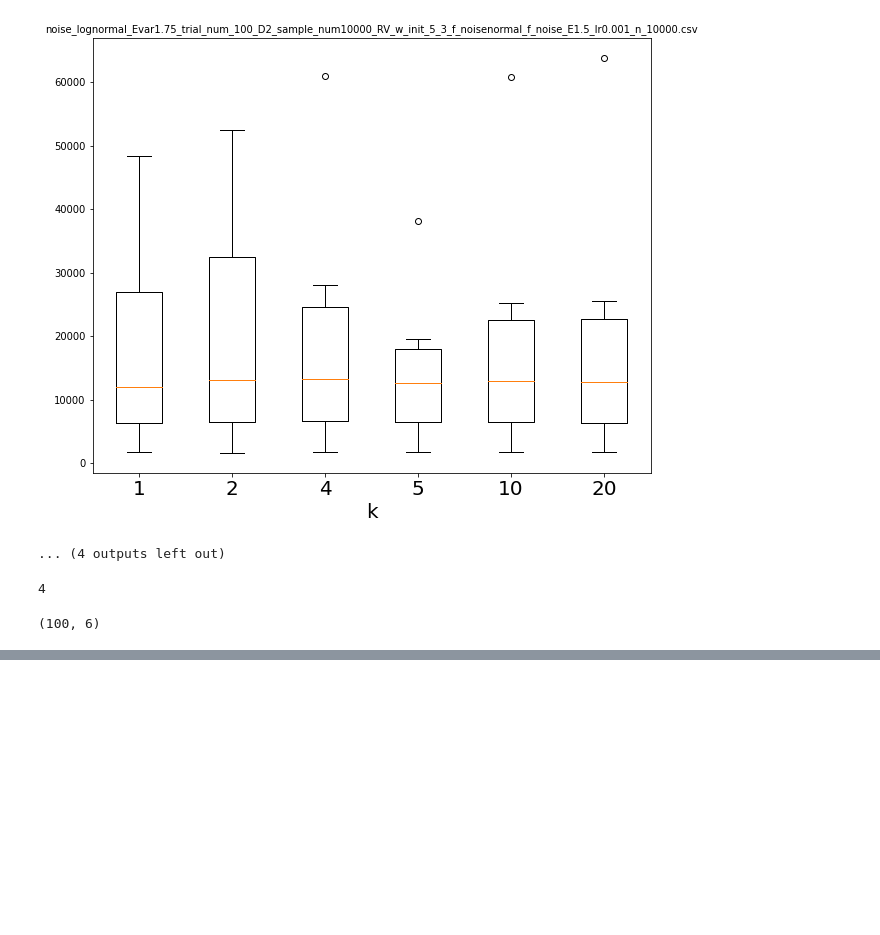
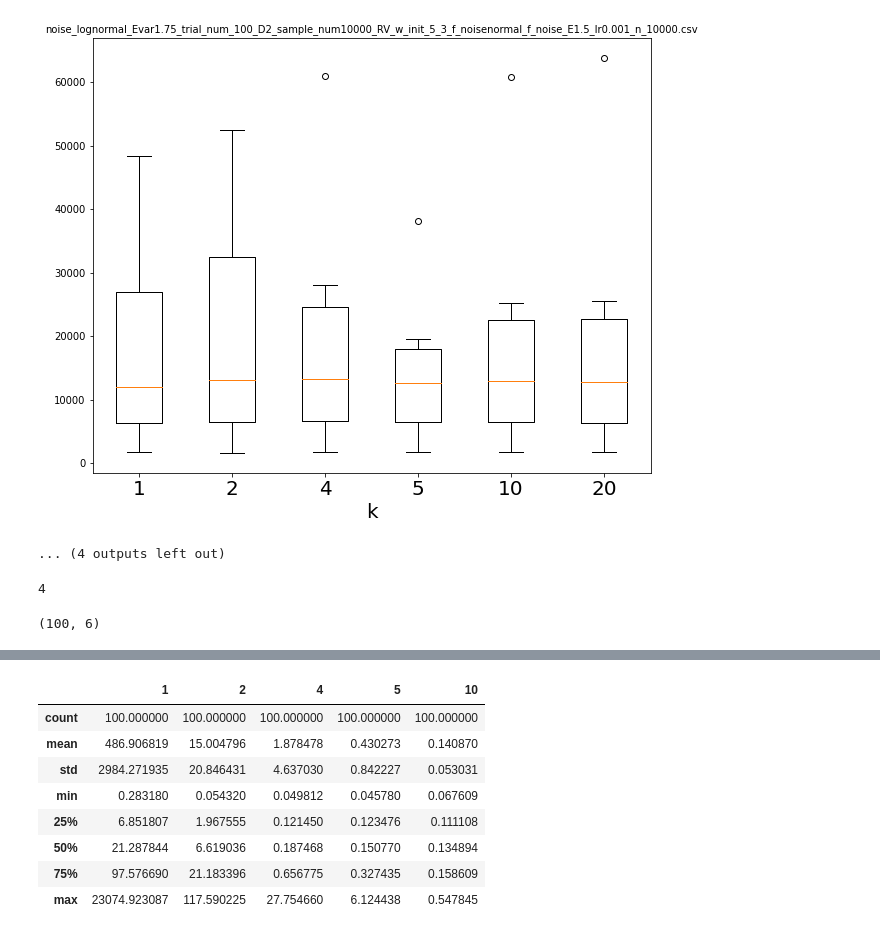
Before and after one commit to NaokiNakamichi/ML, a Jupyter notebook: GD/exp/simulation/Rosenbrock/show_Rosenbrock_trail_100_result_from_csv.ipynb, the cells around one changed output, grey strips where cells are left out. Drawn from its saved outputs; the diff is of its cells as text; code cells hidden in the pictures; blank space fills up the shorter version.

```diff
--- a/GD/exp/simulation/Rosenbrock/show_Rosenbrock_trail_100_result_from_csv.ipynb
+++ b/GD/exp/simulation/Rosenbrock/show_Rosenbrock_trail_100_result_from_csv.ipynb
@@ -206,0 +220,12 @@ print(df.shape)
+# %%
+df.describe()
+# %% [output]
+|  | 1 | 2 | 4 | 5 | 10 |
+| count | 100.000000 | 100.000000 | 100.000000 | 100.000000 | 100.000000 |
+| mean | 486.906819 | 15.004796 | 1.878478 | 0.430273 | 0.140870 |
+| std | 2984.271935 | 20.846431 | 4.637030 | 0.842227 | 0.053031 |
+| min | 0.283180 | 0.054320 | 0.049812 | 0.045780 | 0.067609 |
+| 25% | 6.851807 | 1.967555 | 0.121450 | 0.123476 | 0.111108 |
+| 50% | 21.287844 | 6.619036 | 0.187468 | 0.150770 | 0.134894 |
+| 75% | 97.576690 | 21.183396 | 0.656775 | 0.327435 | 0.158609 |
+| max | 23074.923087 | 117.590225 | 27.754660 | 6.124438 | 0.547845 |
```
Also changed, not shown: parts of 1 cell of this notebook, 3 other files.
